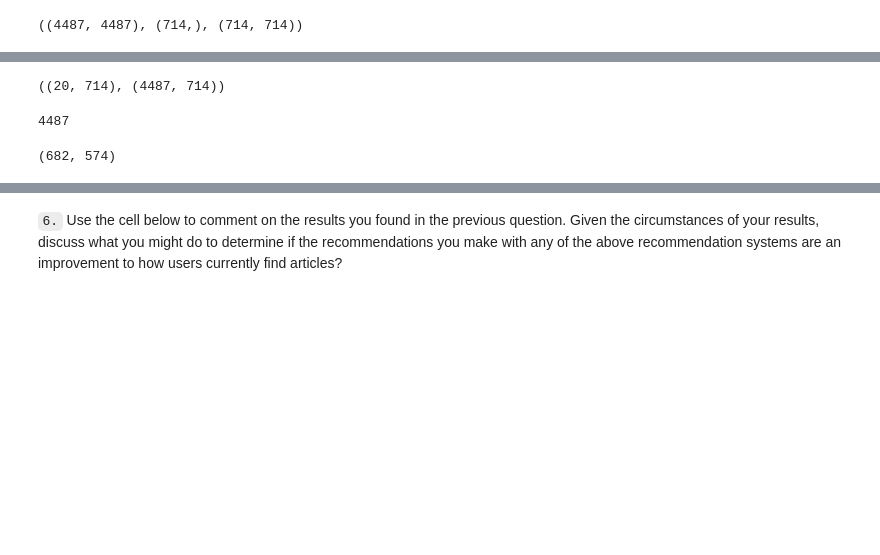
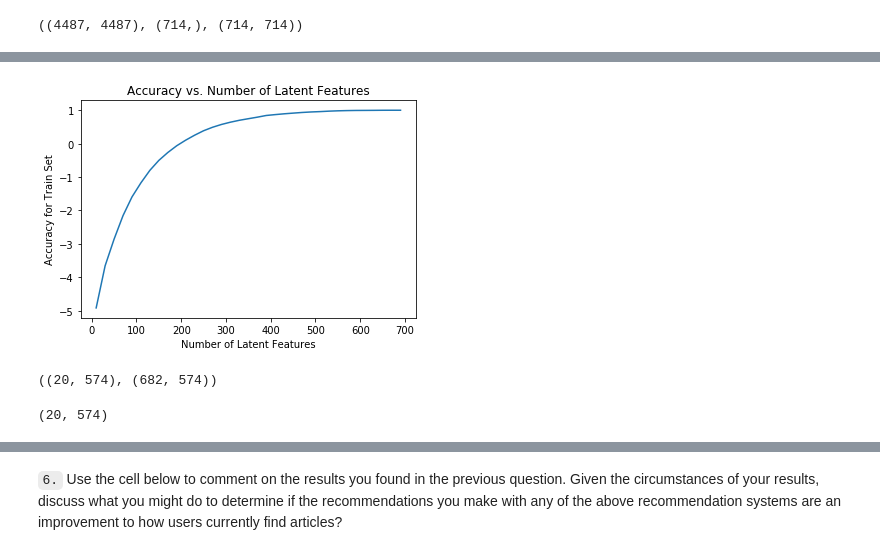
Before and after one commit to patlichengine/RecommendationEngine, a Jupyter notebook: Recommendations_with_IBM.ipynb, the cells around one changed output, grey strips where cells are left out. Drawn from its saved outputs; the diff is of its cells as text; code cells hidden in the pictures; blank space fills up the shorter version.

Commit message:
Updated the recommendation functions

```diff
--- a/Recommendations_with_IBM.ipynb
+++ b/Recommendations_with_IBM.ipynb
@@ -289,3 +280,10 @@ Your top_20 looks like the solution list! Nice job.
 * **If a user has not interacted with an item, then place a zero where the user-row meets for that article-column**.
 
 Use the tests to make sure the basic structure of your matrix matches what is expected by the solution.
+# %%
+func = lambda x: x.max() #x.sum()
+
+new_df = df[['user_id', 'article_id']]
+new_df['interaction'] = 1
+user_item = new_df.groupby(['user_id', 'article_id'])['interaction'].apply(func).unstack()
+user_item.iloc[user_item.isnull()] = 0
@@ -744,11 +886,11 @@ def create_test_and_train_user_item(df_train, df_test):
     test_arts - all of the test article ids
 
     '''
-    # Your code here
+    #create a user item matrix using the previous function create_user_item_matrix
     user_item_train = create_user_item_matrix(df_train)
     user_item_test = create_user_item_matrix(df_test)
     test_idx = list(user_item_test.index.values)
-    test_arts = user_item_test.title.columns.values
+    test_arts = user_item_test.columns.values
 
     return user_item_train, user_item_test, test_idx, test_arts
 
@@ -831,14 +971,25 @@ vt_test = vt_train[:, common_arts]
-# %%
-s_new, u_new, vt_new = np.diag(s_train[:10]), u_train[:, :10], vt_train[:10, :]
-u_test_new, vt_test_new = u_test[:, :10], vt_test[:10, :]
-
-# take dot product
-user_item_est = np.around(np.dot(np.dot(u_new, s_new), vt_new))
-# %%
-user_item_matrix.loc[common_idx, :].shape, user_item_est.shape
-# %% [output]
-((20, 714), (4487, 714))
-# %%
-len(common_idx)
-# %% [output]
-4487
+# %%
+#I inherited the code in the previous example to reflect the current train data - user_item_train
+num_latent_feats = np.arange(10,700+10,20)
+sum_errs = []
+for k in num_latent_feats:
+    # restructure with k latent features
+    s_new, u_new, vt_new = np.diag(s_train[:k]), u_train[:, :k], vt_train[:k, :]
+
+    # take dot product for both train and test data
+    user_item_train_est = np.around(np.dot(np.dot(u_new, s_new), vt_new))
+
+
+    # compute error for each prediction to actual value
+    train_diffs = np.subtract(user_item_train_est, user_item_train)
+
+    # total errors and keep track of them
+    err = np.sum(np.sum(np.abs(train_diffs)))
+    sum_errs.append(err)
+# %%
+plt.plot(num_latent_feats, 1 - np.array(sum_errs)/user_item_train.shape[0]);
+plt.xlabel('Number of Latent Features');
+plt.ylabel('Accuracy for Train Set');
+plt.title('Accuracy vs. Number of Latent Features');
+# %% [output]
+[figure, added]
@@ -844,0 +1000,4 @@ len(common_idx)
+# %%
+user_item_test_est.shape, user_item_test.shape
+# %% [output]
+((20, 574), (682, 574))
@@ -845,5 +1007,5 @@ len(common_idx)
 # %%
-user_item_test.shape
+test_diffs.shape
 # %% [output]
-(682, 574)
+(20, 574)
 # %%
```
Also changed, not shown: parts of 65 cells of this notebook, 1 other file.
